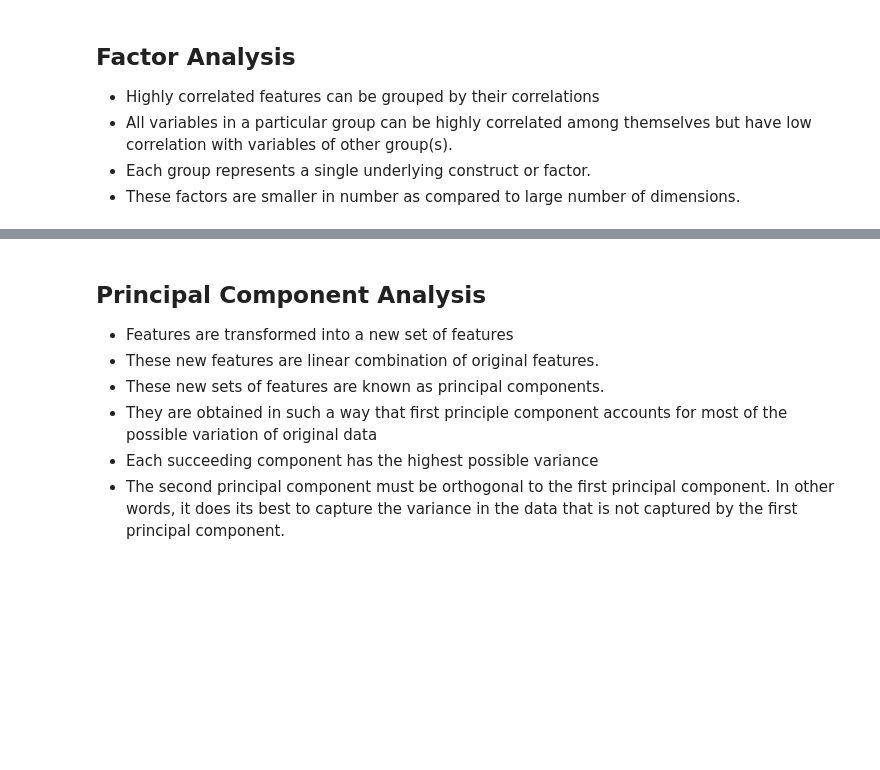
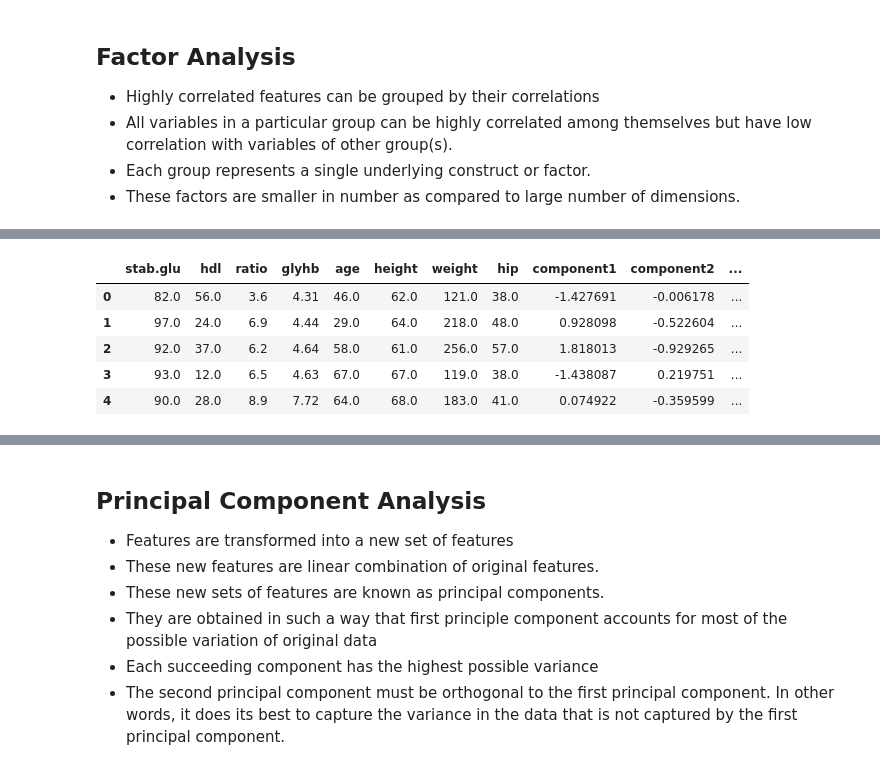
Before and after one commit to dbabichenko/python_for_data_and_analytics, a Jupyter notebook: 13 - Dimension Reduction/DimensionReduction.ipynb, the cells around one changed output, grey strips where cells are left out. Saved outputs shown, nothing was run; the diff lists cells and outputs as text; code cells hidden in the pictures; blank space fills up the shorter version.

```diff
--- a/13 - Dimension Reduction/DimensionReduction.ipynb
+++ b/13 - Dimension Reduction/DimensionReduction.ipynb
@@ -255,3 +269,13 @@ fa_df.head()
+# %%
+df_concat = pd.concat([X, fa_df], axis=1)
+df_concat.head()
+# %% [output]
+|  | stab.glu | hdl | ratio | glyhb | age | height | weight | hip | component1 | component2 | ... |
+| 0 | 82.0 | 56.0 | 3.6 | 4.31 | 46.0 | 62.0 | 121.0 | 38.0 | -1.427691 | -0.006178 | ... |
+| 1 | 97.0 | 24.0 | 6.9 | 4.44 | 29.0 | 64.0 | 218.0 | 48.0 | 0.928098 | -0.522604 | ... |
+| 2 | 92.0 | 37.0 | 6.2 | 4.64 | 58.0 | 61.0 | 256.0 | 57.0 | 1.818013 | -0.929265 | ... |
+| 3 | 93.0 | 12.0 | 6.5 | 4.63 | 67.0 | 67.0 | 119.0 | 38.0 | -1.438087 | 0.219751 | ... |
+| 4 | 90.0 | 28.0 | 8.9 | 7.72 | 64.0 | 68.0 | 183.0 | 41.0 | 0.074922 | -0.359599 | ... |
 # %%
 # Convert factor components into a dataframe
 principalComponents = pca.fit_transform(X)
```
Also changed, not shown: parts of 11 cells of this notebook.
